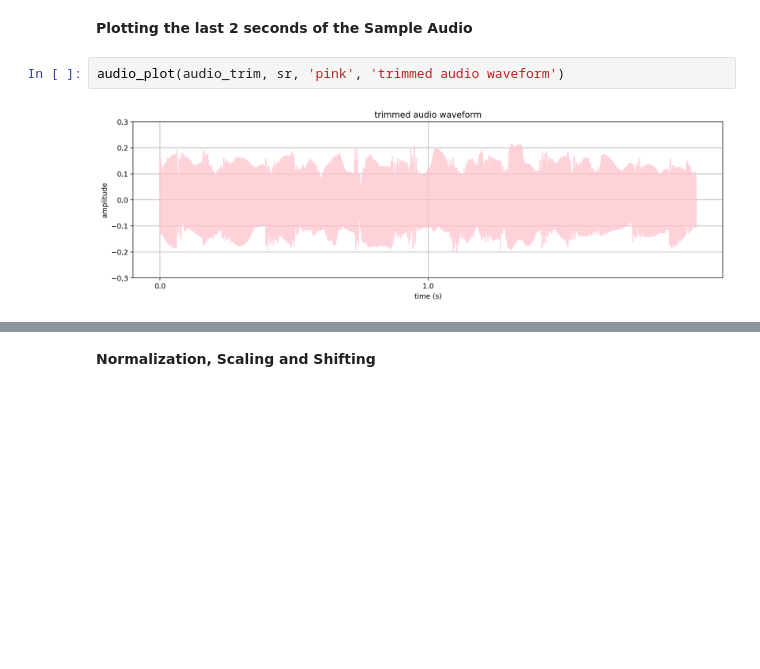
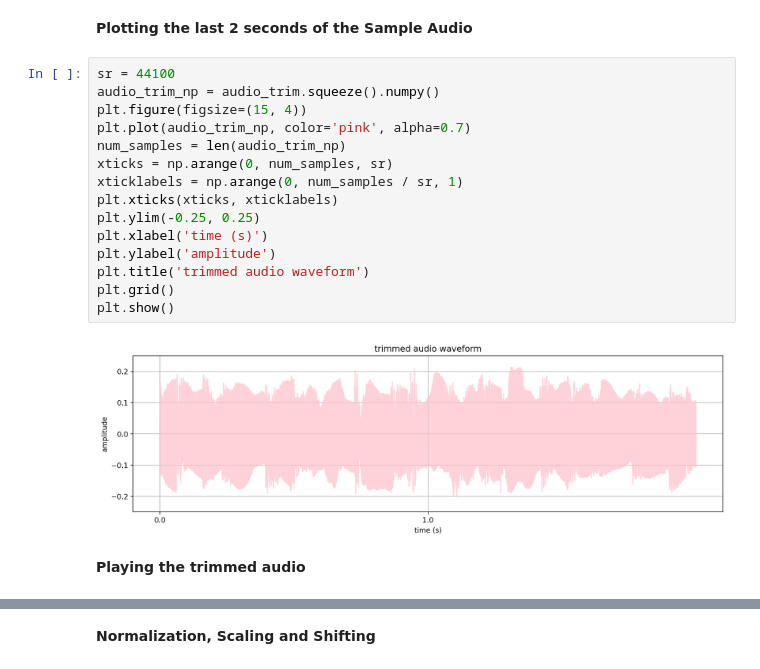
Before and after one commit to arulsingh/fork-it-assignment-2, a Jupyter notebook: Task_2/subtask_2.ipynb, the cells around one changed output, grey strips where cells are left out. Saved outputs shown, nothing was run; the diff lists cells and outputs as text; blank space fills up the shorter version.

```diff
--- a/Task_2/subtask_2.ipynb
+++ b/Task_2/subtask_2.ipynb
@@ -90,7 +77,22 @@ torch.Size([1, 88200])
 tensor([[ 0.0151, -0.0408, -0.0940,  ..., -0.0068, -0.0126, -0.0204]])
 # %% [markdown]
 **Plotting the last 2 seconds of the Sample Audio**
-# %%
-audio_plot(audio_trim, sr, 'pink', 'trimmed audio waveform')
-# %% [output]
-[figure, removed]
+# %%
+sr = 44100
+audio_trim_np = audio_trim.squeeze().numpy()
+plt.figure(figsize=(15, 4))
+plt.plot(audio_trim_np, color='pink', alpha=0.7)
+num_samples = len(audio_trim_np)
+xticks = np.arange(0, num_samples, sr)
+xticklabels = np.arange(0, num_samples / sr, 1)
+plt.xticks(xticks, xticklabels)
+plt.ylim(-0.25, 0.25)
+plt.xlabel('time (s)')
+plt.ylabel('amplitude')
+plt.title('trimmed audio waveform')
+plt.grid()
+plt.show()
+# %% [output]
+[figure, added]
+# %% [markdown]
+**Playing the trimmed audio**
```
Also changed, not shown: parts of 19 cells of this notebook.
